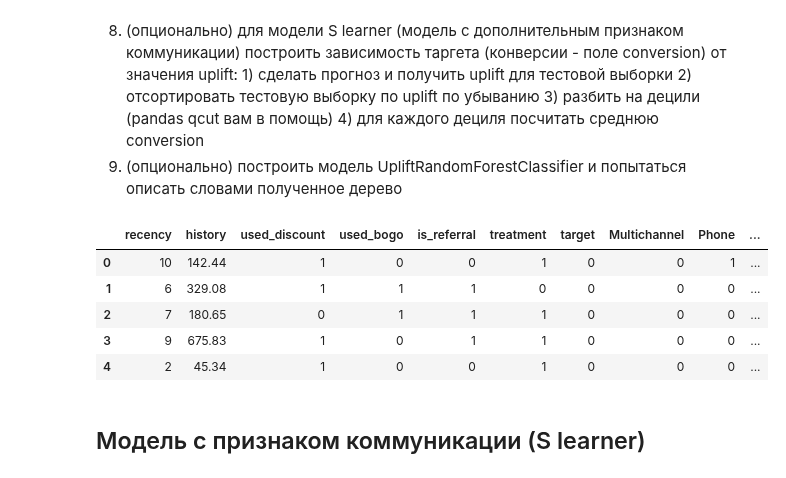
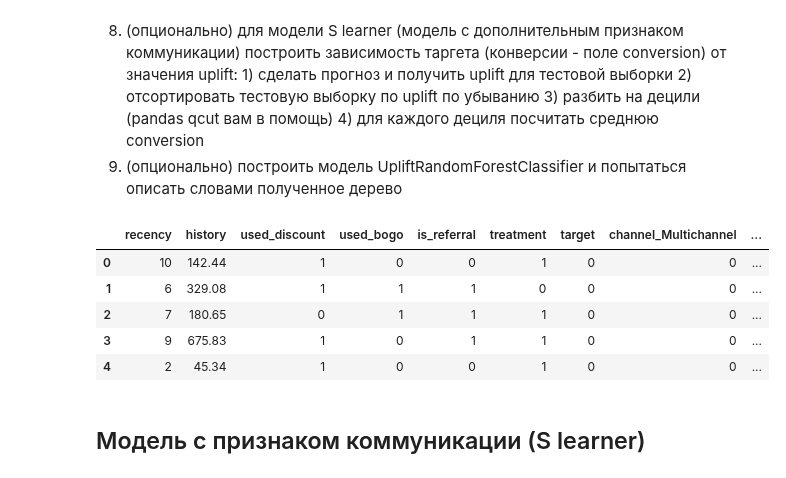
Before and after one commit to stureiko/GeekBrains, a Jupyter notebook: ML_in_business/lection4_materials/HW4.ipynb, the cells around one changed output. Cells and saved outputs as stored; diff of their text form; code cells hidden in the pictures.

```diff
--- a/ML_in_business/lection4_materials/HW4.ipynb
+++ b/ML_in_business/lection4_materials/HW4.ipynb
@@ -30,26 +30,27 @@ from causalml.inference.tree import UpliftTreeClassifier, UpliftRandomForestClas
 from causalml.inference.tree import uplift_tree_string, uplift_tree_plot
 # %%
 df = pd.read_csv("HW_data.csv")
+
 # convert ['channel', 'zip_code'] to dummy
-one_hot_channel = pd.get_dummies(df['channel'])
-one_hot_zip = pd.get_dummies(df['zip_code'])
+one_hot_channel = pd.get_dummies(df['channel'], prefix='channel')
+one_hot_zip = pd.get_dummies(df['zip_code'], prefix='zip_code')
 df = df.join(one_hot_channel)
 df = df.join(one_hot_zip)
 df = df.drop(['channel', 'zip_code'], axis=1)
 
 # rename columns
 df = df.rename(columns={'conversion': 'target', 'offer': 'treatment'})
 
 # coding treatment
 df['treatment'] = df['treatment'].apply(lambda i : 0 if i == 'No Offer' else 1)
 df.head()
 # %% [output]
-|  | recency | history | used_discount | used_bogo | is_referral | treatment | target | Multichannel | Phone | ... |
-| 0 | 10 | 142.44 | 1 | 0 | 0 | 1 | 0 | 0 | 1 | ... |
-| 1 | 6 | 329.08 | 1 | 1 | 1 | 0 | 0 | 0 | 0 | ... |
-| 2 | 7 | 180.65 | 0 | 1 | 1 | 1 | 0 | 0 | 0 | ... |
-| 3 | 9 | 675.83 | 1 | 0 | 1 | 1 | 0 | 0 | 0 | ... |
-| 4 | 2 | 45.34 | 1 | 0 | 0 | 1 | 0 | 0 | 0 | ... |
+|  | recency | history | used_discount | used_bogo | is_referral | treatment | target | channel_Multichannel | ... |
+| 0 | 10 | 142.44 | 1 | 0 | 0 | 1 | 0 | 0 | ... |
+| 1 | 6 | 329.08 | 1 | 1 | 1 | 0 | 0 | 0 | ... |
+| 2 | 7 | 180.65 | 0 | 1 | 1 | 1 | 0 | 0 | ... |
+| 3 | 9 | 675.83 | 1 | 0 | 1 | 1 | 0 | 0 | ... |
+| 4 | 2 | 45.34 | 1 | 0 | 0 | 1 | 0 | 0 | ... |
 # %%
 X_train, X_test, y_train, y_test = train_test_split(df.drop(['target'], axis=1), df['target'],
                                                     test_size=0.33, random_state=42)
```
Also changed, not shown: parts of 8 cells of this notebook.
